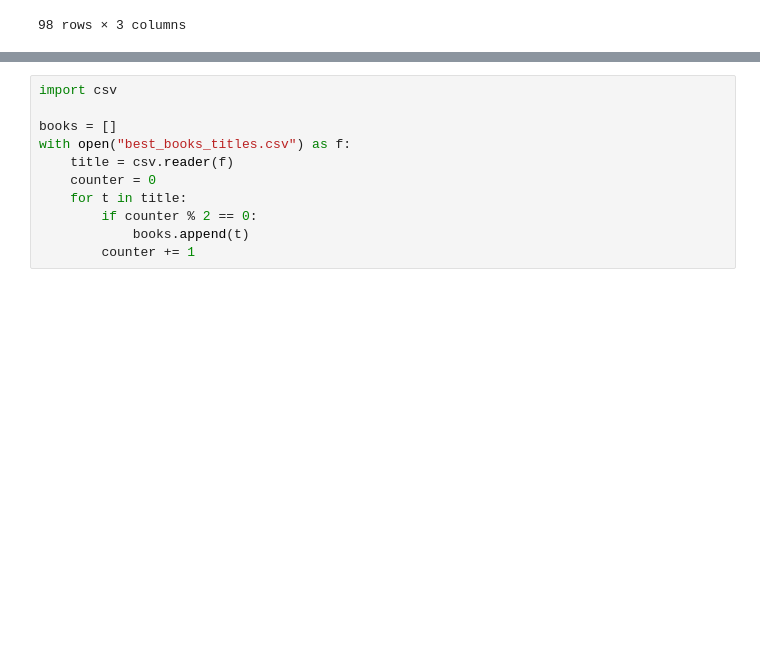
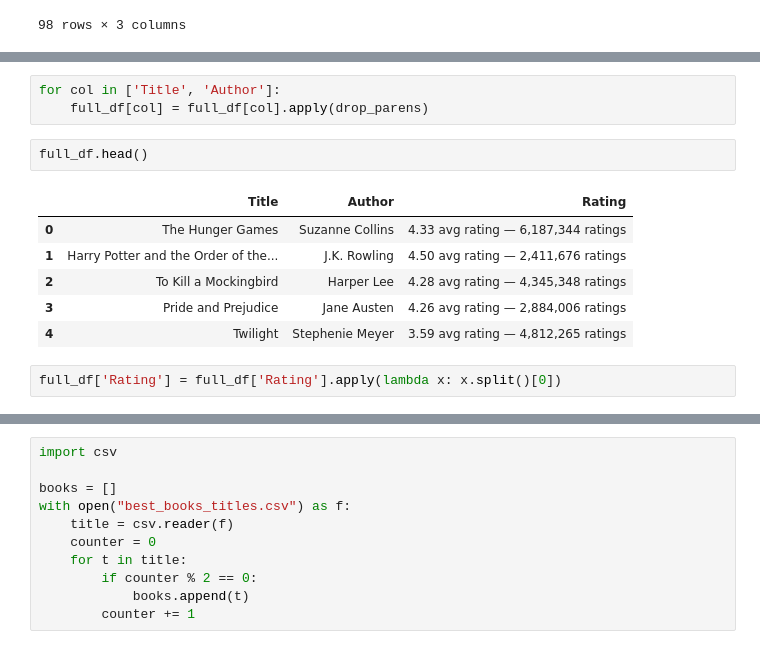
Before and after one commit to noreallyimfine/Bookfinder, a Jupyter notebook: book-titles-1.ipynb, the cells around one changed output, grey strips where cells are left out. Drawn from its saved outputs; the diff is of its cells as text; blank space fills up the shorter version.

```diff
--- a/book-titles-1.ipynb
+++ b/book-titles-1.ipynb
@@ -39,0 +147,14 @@ df[df.Title.isna()]
+# %%
+for col in ['Title', 'Author']:
+    full_df[col] = full_df[col].apply(drop_parens)
+# %%
+full_df.head()
+# %% [output]
+|  | Title | Author | Rating |
+| 0 | The Hunger Games | Suzanne Collins | 4.33 avg rating — 6,187,344 ratings |
+| 1 | Harry Potter and the Order of the... | J.K. Rowling | 4.50 avg rating — 2,411,676 ratings |
+| 2 | To Kill a Mockingbird | Harper Lee | 4.28 avg rating — 4,345,348 ratings |
+| 3 | Pride and Prejudice | Jane Austen | 4.26 avg rating — 2,884,006 ratings |
+| 4 | Twilight | Stephenie Meyer | 3.59 avg rating — 4,812,265 ratings |
+# %%
+full_df['Rating'] = full_df['Rating'].apply(lambda x: x.split()[0])
```
Also changed, not shown: parts of 14 cells of this notebook.
